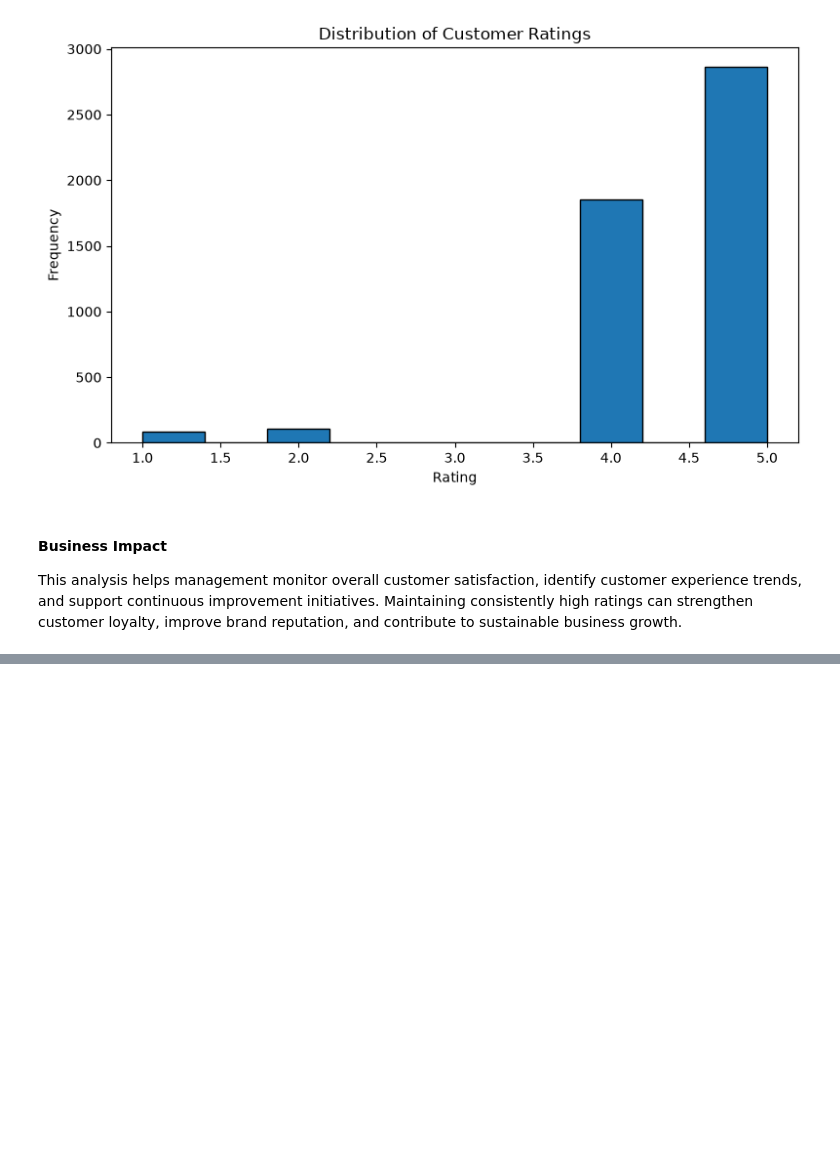
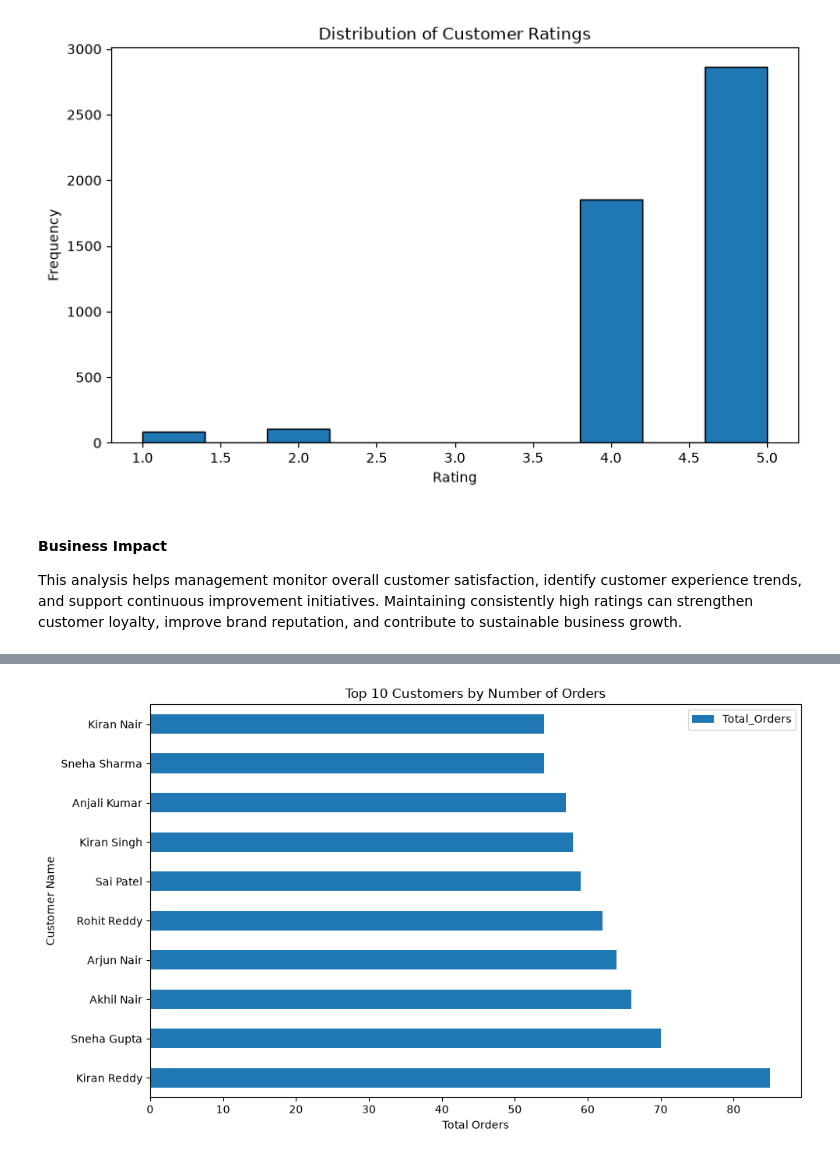
Before and after one commit to vindhya-akula/Retail-Sales-Intelligence-Dashboard, a Jupyter notebook: Retail_Sales_Analysis.ipynb, the cells around one changed output, grey strips where cells are left out. Cells and saved outputs as stored; diff of their text form; code cells hidden in the pictures; blank space fills up the shorter version.

```diff
--- a/Retail_Sales_Analysis.ipynb
+++ b/Retail_Sales_Analysis.ipynb
@@ -1587,0 +1592,11 @@ This analysis helps management monitor overall customer satisfaction, identify c
+# %%
+highest_orders_by_customers = (
+    master_df
+    .groupby("Customer_Name")
+    .agg(
+        Total_Orders = ("Order_ID", "nunique")
+    )
+    .sort_values("Total_Orders", ascending=False)
+    .head(10)
+)
+highest_orders_by_customers
@@ -1587,0 +1616,15 @@ This analysis helps management monitor overall customer satisfaction, identify c
+# %%
+highest_orders_by_customers.plot(
+    kind="barh",
+    y="Total_Orders",
+    figsize=(10,6),
+    title="Top 10 Customers by Number of Orders"
+)
+
+plt.xlabel("Total Orders")
+plt.ylabel("Customer Name")
+
+plt.tight_layout()
+plt.show()
+# %% [output]
+[figure, added]
```
Also changed, not shown: parts of 72 cells of this notebook, 1 other file.
